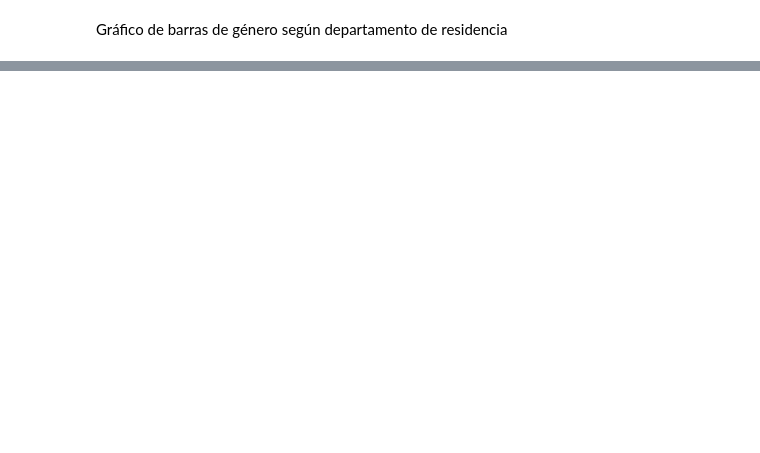
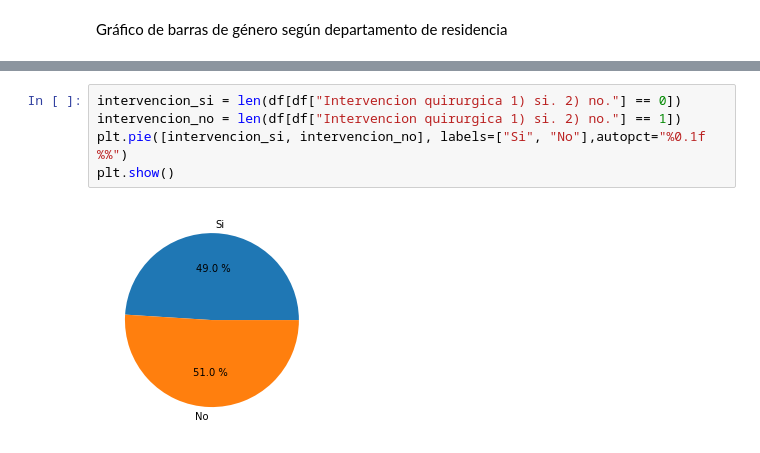
Before and after one commit to slgonzalezp/Entrega_abril_18, a Jupyter notebook: Fertilidad.ipynb, the cells around one changed output, grey strips where cells are left out. Drawn from its saved outputs; the diff is of its cells as text; blank space fills up the shorter version.

```diff
--- a/Fertilidad.ipynb
+++ b/Fertilidad.ipynb
@@ -1514,0 +313,7 @@ Javier Steven Pérez Fernández - 20141020074
+# %%
+intervencion_si = len(df[df["Intervencion quirurgica 1) si. 2) no."] == 0])
+intervencion_no = len(df[df["Intervencion quirurgica 1) si. 2) no."] == 1])
+plt.pie([intervencion_si, intervencion_no], labels=["Si", "No"],autopct="%0.1f %%")
+plt.show()
+# %% [output]
+[figure, added]
```
Also changed, not shown: parts of 243 cells of this notebook, 3 other files.
